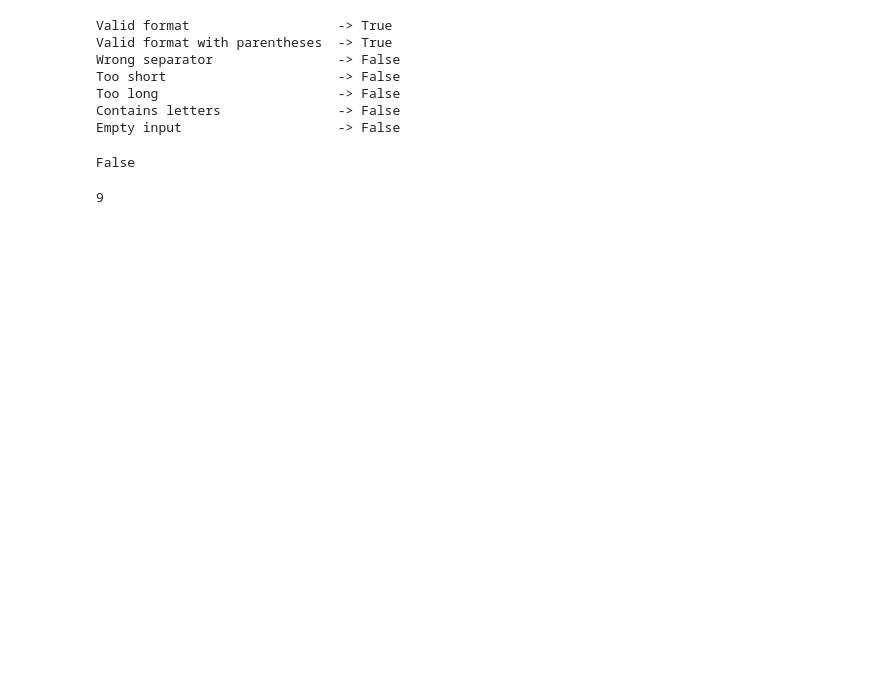
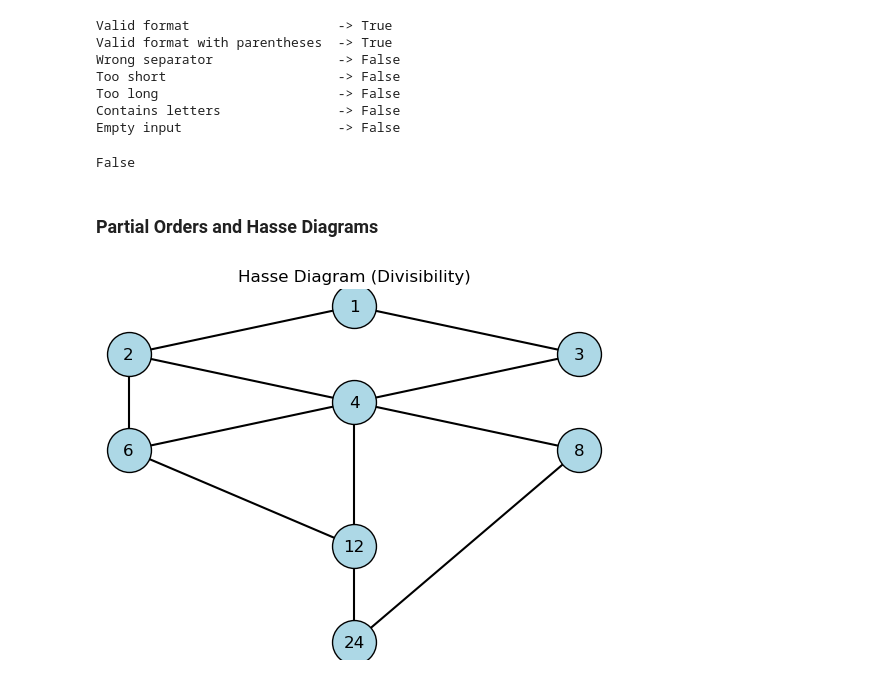
Before and after one commit to EmanuelVega11/code_2500, a Jupyter notebook: relations.ipynb, the cells around one changed output. Cells and saved outputs as stored; diff of their text form; code cells hidden in the pictures; blank space fills up the shorter version.

Commit message:
replaced second equiv class example with a demo on Hasse diagrams

```diff
--- a/relations.ipynb
+++ b/relations.ipynb
@@ -31,4 +36,6 @@ Empty input                    -> False
 is_valid_us_phone("123")
 # %% [output]
 False
+# %% [markdown]
+### Partial Orders and Hasse Diagrams
 # %%
@@ -42,24 +98,5 @@ def count_pairs_naive(nums, k):
-# %%
-## needs to be checked
-
-from collections import defaultdict
-
-def count_pairs(nums, k):
-    # Step 1: Group by equivalence class (same remainder mod k)
-    remainder_counts = defaultdict(int)
-    for num in nums:
-        remainder_counts[num % k] += 1
-
-    # Step 2: Count pairs within each class
-    total_pairs = 0
-    for count in remainder_counts.values():
-        total_pairs += count * (count - 1) // 2  # nC2 formula
-
-    return total_pairs
-
-# Example
-nums = [1, 2, 3, 4, 5, 6, 7, 8, 9]
-k = 3
-print(count_pairs(nums, k))  # Output: 12
-# %% [output]
-9
+# %%
+# Example
+plot_hasse([1, 2, 3, 4, 6, 8, 12, 24])
+# %% [output]
+[figure, added]
```
Also changed, not shown: parts of 3 cells of this notebook.
